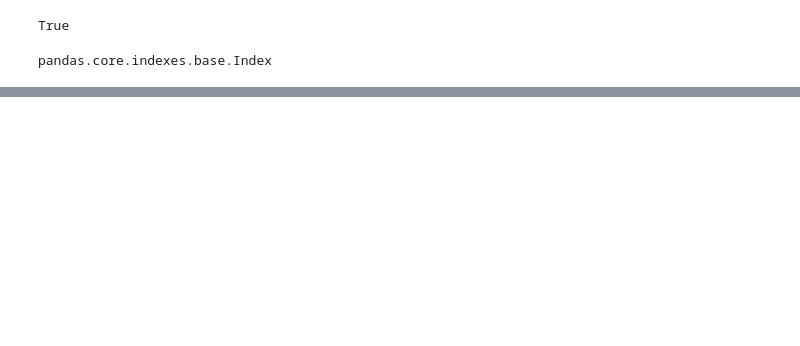
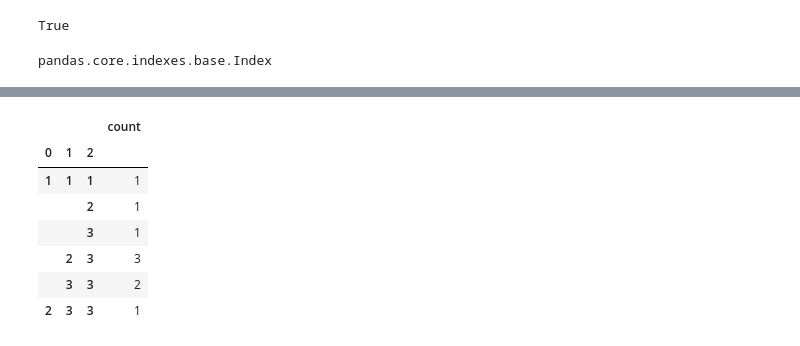
Before and after one commit to hrnur/montecarlo-sim, a Jupyter notebook: montecarlo_demo.ipynb, the cells around one changed output, grey strips where cells are left out. Drawn from its saved outputs; the diff is of its cells as text; code cells hidden in the pictures; blank space fills up the shorter version.

```diff
--- a/montecarlo_demo.ipynb
+++ b/montecarlo_demo.ipynb
@@ -241,0 +226,11 @@ a.permutations()
+# %%
+a.combos()
+# %% [output]
+|  |  |  | count |
+| 0 | 1 | 2 |  |
+| 1 | 1 | 1 | 1 |
+|  |  | 2 | 1 |
+|  |  | 3 | 1 |
+|  | 2 | 3 | 3 |
+|  | 3 | 3 | 2 |
+| 2 | 3 | 3 | 1 |
```
Also changed, not shown: parts of 27 cells of this notebook, 2 other files.
